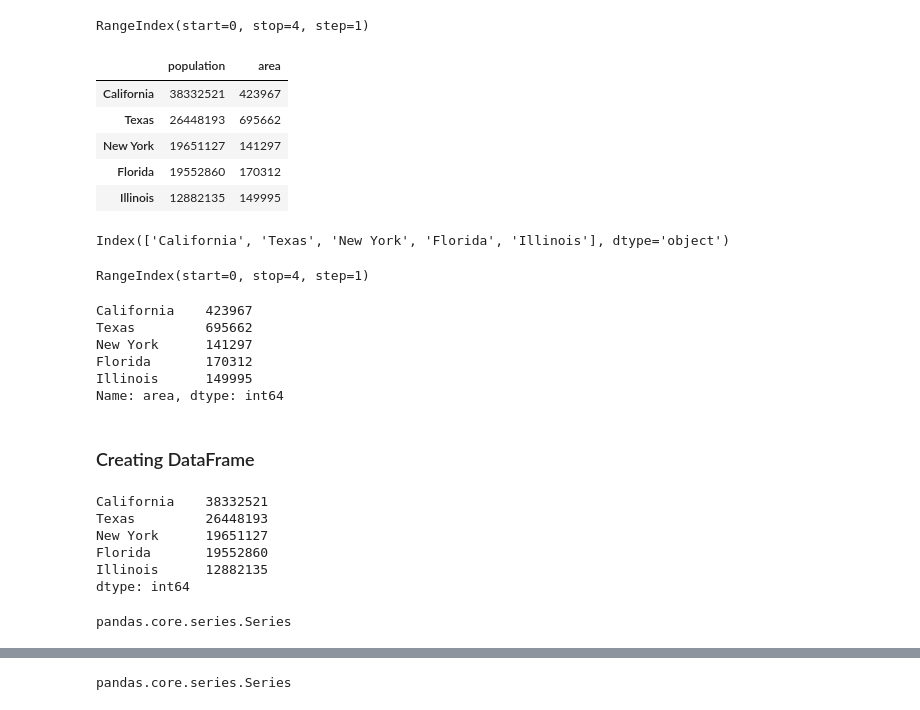
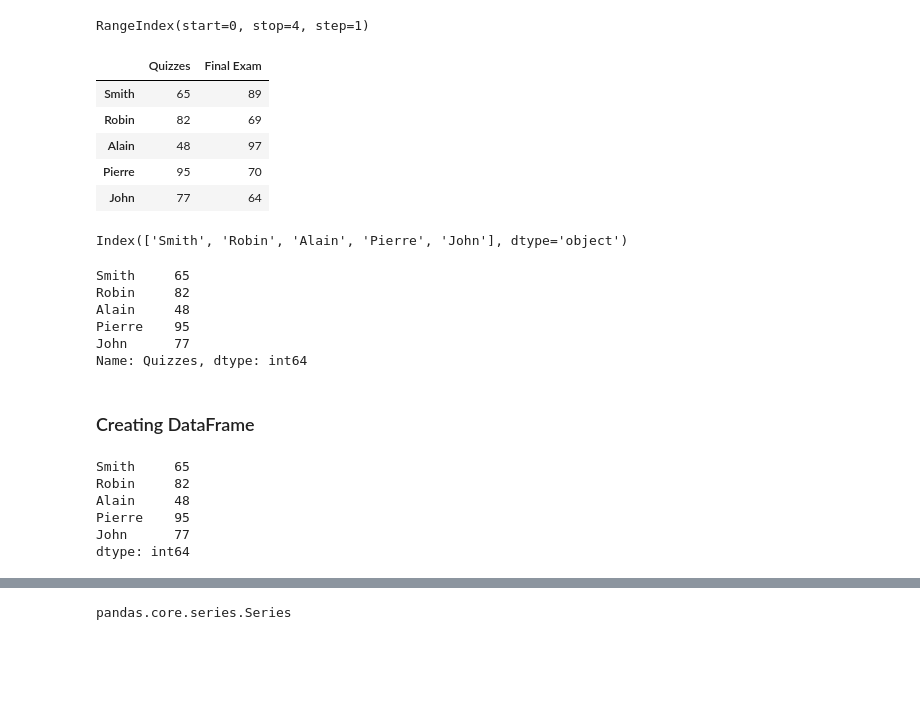
Before and after one commit to ali-d-nasseri/Python-Tutorials, a Jupyter notebook: Pandas-Tutorial.ipynb, the cells around one changed output, grey strips where cells are left out. Cells and saved outputs as stored; diff of their text form; code cells hidden in the pictures; blank space fills up the shorter version.

```diff
--- a/Pandas-Tutorial.ipynb
+++ b/Pandas-Tutorial.ipynb
@@ -123,62 +134,50 @@ df.index
 # %% [output]
 RangeIndex(start=0, stop=4, step=1)
 # %%
-population_dict = {'California': 38332521,
-'Texas': 26448193,
-'New York': 19651127,
-'Florida': 19552860,
-'Illinois': 12882135}
-
-population = population_dict
+quizzes = {'Smith': 65,
+'Robin': 82,
+'Alain': 48,
+'Pierre': 95,
+'John': 77}
 # %%
 # exemple from the book python for data science handbook
 
-area_dict = {'California': 423967, 'Texas': 695662, 'New York': 141297,
-'Florida': 170312, 'Illinois': 149995}
-
-area = area_dict
+Final_exam = {'Smith': 89, 'Robin': 69, 'Alain': 97,
+'Pierre': 70, 'John': 64}
 # %%
-states = pd.DataFrame({'population': population,
-'area': area})
+student_stats = pd.DataFrame({'Quizzes': quizzes,
+'Final Exam': Final_exam})
 
-states
+student_stats
 # %% [output]
-|  | population | area |
-| California | 38332521 | 423967 |
-| Texas | 26448193 | 695662 |
-| New York | 19651127 | 141297 |
-| Florida | 19552860 | 170312 |
-| Illinois | 12882135 | 149995 |
+|  | Quizzes | Final Exam |
+| Smith | 65 | 89 |
+| Robin | 82 | 69 |
+| Alain | 48 | 97 |
+| Pierre | 95 | 70 |
+| John | 77 | 64 |
 # %%
-states.index
+student_stats.index
 # %% [output]
-Index(['California', 'Texas', 'New York', 'Florida', 'Illinois'], dtype='object')
+Index(['Smith', 'Robin', 'Alain', 'Pierre', 'John'], dtype='object')
 # %%
-df.index
+student_stats['Quizzes']  # Calling a column name will return a Series of column data
 # %% [output]
-RangeIndex(start=0, stop=4, step=1)
+Smith     65
+Robin     82
+Alain     48
+Pierre    95
+John      77
+Name: Quizzes, dtype: int64
-# %%
-states['area'] # Calling a column name will return a Series of column data
-# %% [output]
-California    423967
-Texas         695662
-New York      141297
-Florida       170312
-Illinois      149995
-Name: area, dtype: int64
 # %% [markdown]
 ### Creating DataFrame
 # %%
-p = pd.Series(population) # A Series Object
-p
+Q = pd.Series(quizzes) # A Series Object
+Q
 # %% [output]
-California    38332521
-Texas         26448193
-New York      19651127
-Florida       19552860
-Illinois      12882135
+Smith     65
+Robin     82
+Alain     48
+Pierre    95
+John      77
 dtype: int64
-# %%
-type(p)
-# %% [output]
-pandas.core.series.Series
```
Also changed, not shown: parts of 34 cells of this notebook, 3 other files.
